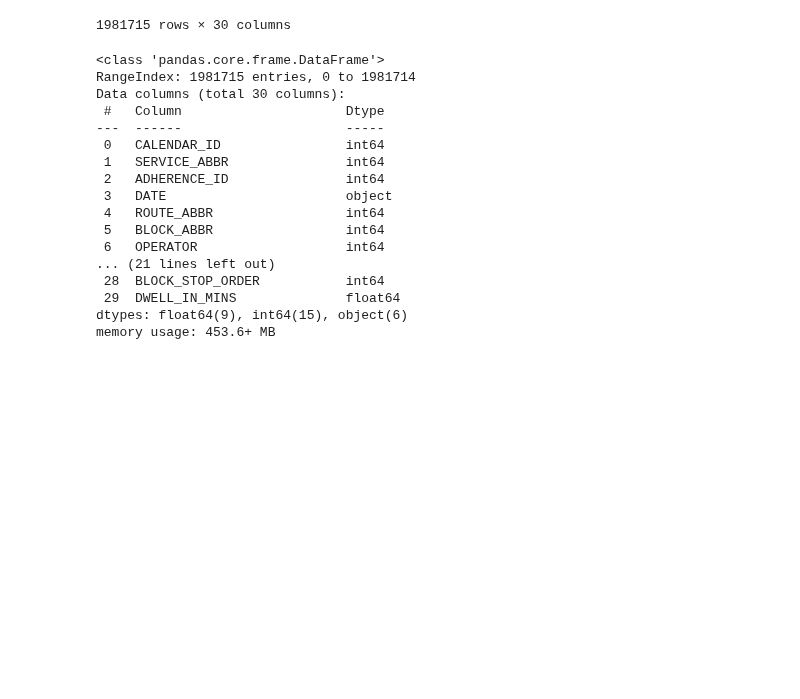
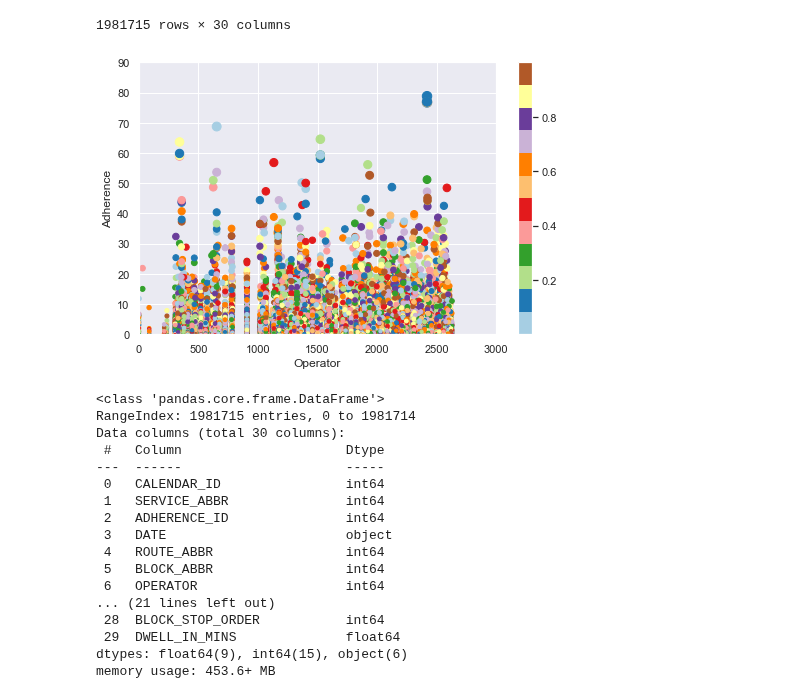
Before and after one commit to NSS-Data-Analytics-Cohort-7/wego-shut_up_and_take_my_query, a Jupyter notebook: notebook/Question_5.ipynb, the cells around one changed output. Cells and saved outputs as stored; diff of their text form; code cells hidden in the pictures; blank space fills up the shorter version.

```diff
--- a/notebook/Question_5.ipynb
+++ b/notebook/Question_5.ipynb
@@ -26,6 +26,32 @@ df
 | 1981713 | 120221101 | 1 | 91057881 | 2022-11-01 | 56 | 9975 | 1922 | 330011 | ... |
 | 1981714 | 120221101 | 1 | 91057882 | 2022-11-01 | 56 | 9975 | 1922 | 330011 | ... |
 1981715 rows × 30 columns
+# %%
+project_csv = pd.read_csv('../data/Headway Data.csv')
+sns.set(style = 'darkgrid')
+
+x= project_csv['OPERATOR']
+y= project_csv['ADHERENCE']
+
+
+fig = plt.figure(figsize = (8, 5))
+ax = plt.axes()
+color_map = plt.get_cmap('Paired')
+colors = np.random.rand(1981715)
+
+bottom,top = plt.ylim(0,90)
+bottom,top = plt.xlim(0,3000)
+ax.set_xlabel('Operator')
+ax.set_ylabel('Adherence')
+
+scatter_plot= ax.scatter(x,y, s=y+10, c=colors, cmap= color_map)
+
+
+plt.colorbar(scatter_plot)
+
+plt.show()
+# %% [output]
+[figure, added]
 # %%
 df.info()
 # %% [output]
```
Also changed, not shown: parts of 26 cells of this notebook.
